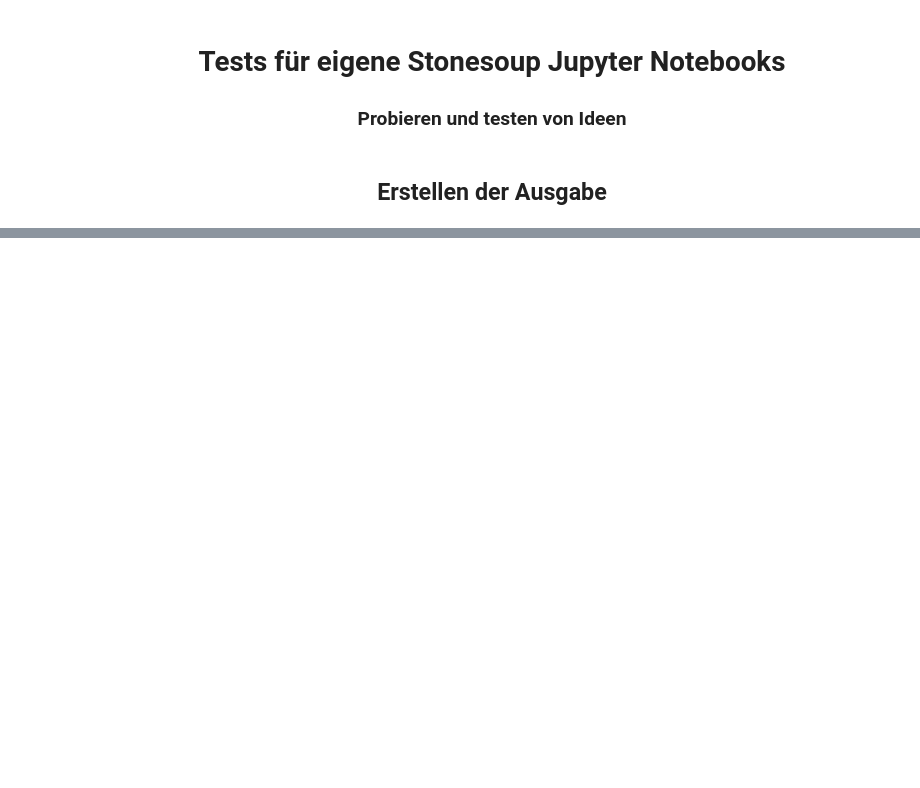
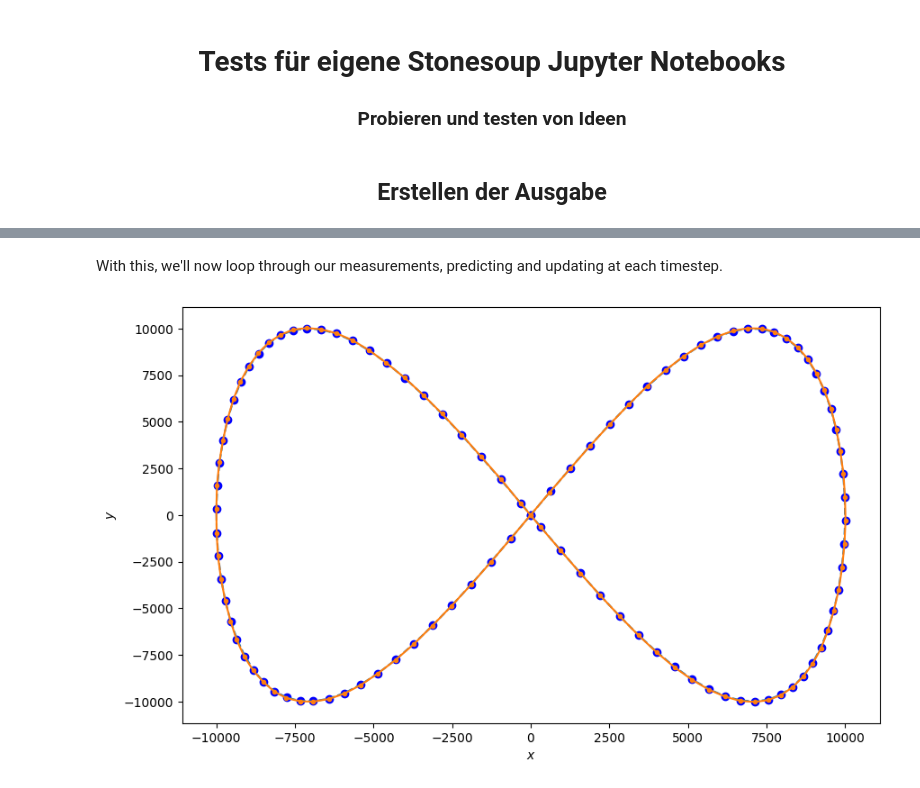
Before and after one commit to mooriicee/stonesoupFKIE, a Jupyter notebook: tests.ipynb, the cells around one changed output, grey strips where cells are left out. Saved outputs shown, nothing was run; the diff lists cells and outputs as text; code cells hidden in the pictures; blank space fills up the shorter version.

```diff
--- a/tests.ipynb
+++ b/tests.ipynb
@@ -45,0 +117,3 @@ ax.plot([state.state_vector[0, 0] for state in truth],
+# %%
+from stonesoup.predictor.kalman import KalmanPredictor
+predictor = KalmanPredictor(transition_model)
@@ -45,0 +122,8 @@ ax.plot([state.state_vector[0, 0] for state in truth],
+# %%
+from stonesoup.models.measurement.linear import LinearGaussian
+measurement_model = LinearGaussian(
+    4, # Number of state dimensions (position and velocity in 2D)
+    (0,2), # Mapping measurement vector index to state index
+    np.array([[0.75, 0],  # Covariance matrix for Gaussian PDF
+              [0, 0.75]])
+    )
@@ -45,0 +146,3 @@ ax.plot([state.state_vector[0, 0] for state in truth],
+# %%
+from stonesoup.updater.kalman import KalmanUpdater
+updater = KalmanUpdater(measurement_model)
@@ -45,0 +155,24 @@ ax.plot([state.state_vector[0, 0] for state in truth],
+# %%
+from stonesoup.types.state import GaussianState
+prior = GaussianState([[0], [1], [0], [1]], np.diag([1.5, 0.5, 1.5, 0.5]), timestamp=start_time)
+# %% [markdown]
+With this, we'll now loop through our measurements, predicting and updating at each timestep.
+# %%
+from stonesoup.types.hypothesis import SingleHypothesis
+from stonesoup.types.track import Track
+
+track = Track()
+for measurement in measurements:
+    prediction = predictor.predict(prior, timestamp=measurement.timestamp)
+    hypothesis = SingleHypothesis(prediction, measurement) # Used to group a prediction and measurement together
+    post = updater.update(hypothesis)
+    track.append(post)
+    prior = track[-1]
+
+# Plot the resulting track
+ax.plot([state.state_vector[0, 0] for state in track],
+        [state.state_vector[2, 0] for state in track],
+        marker=".")
+figure
+# %% [output]
+[figure, added]
```
Also changed, not shown: parts of 19 cells of this notebook.
